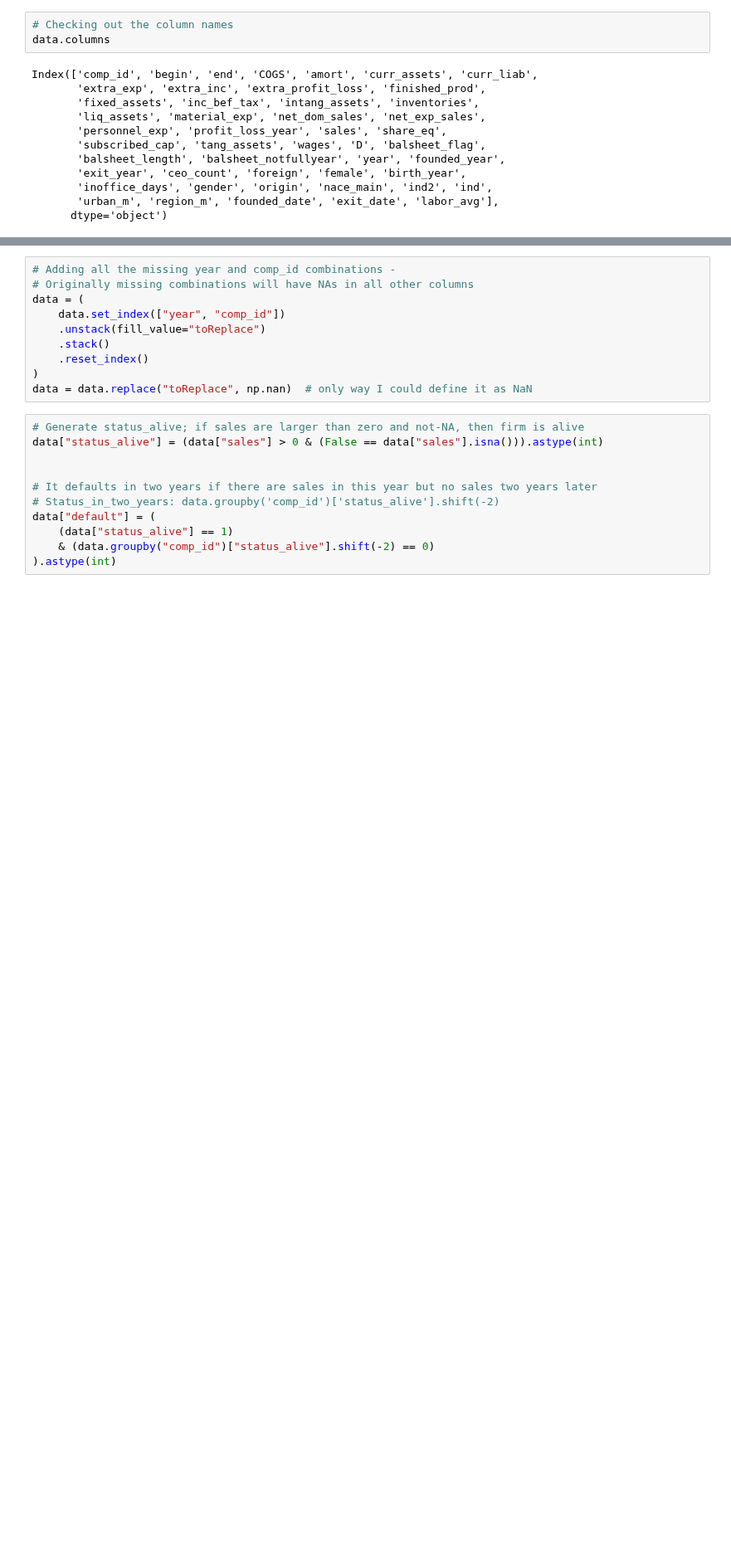
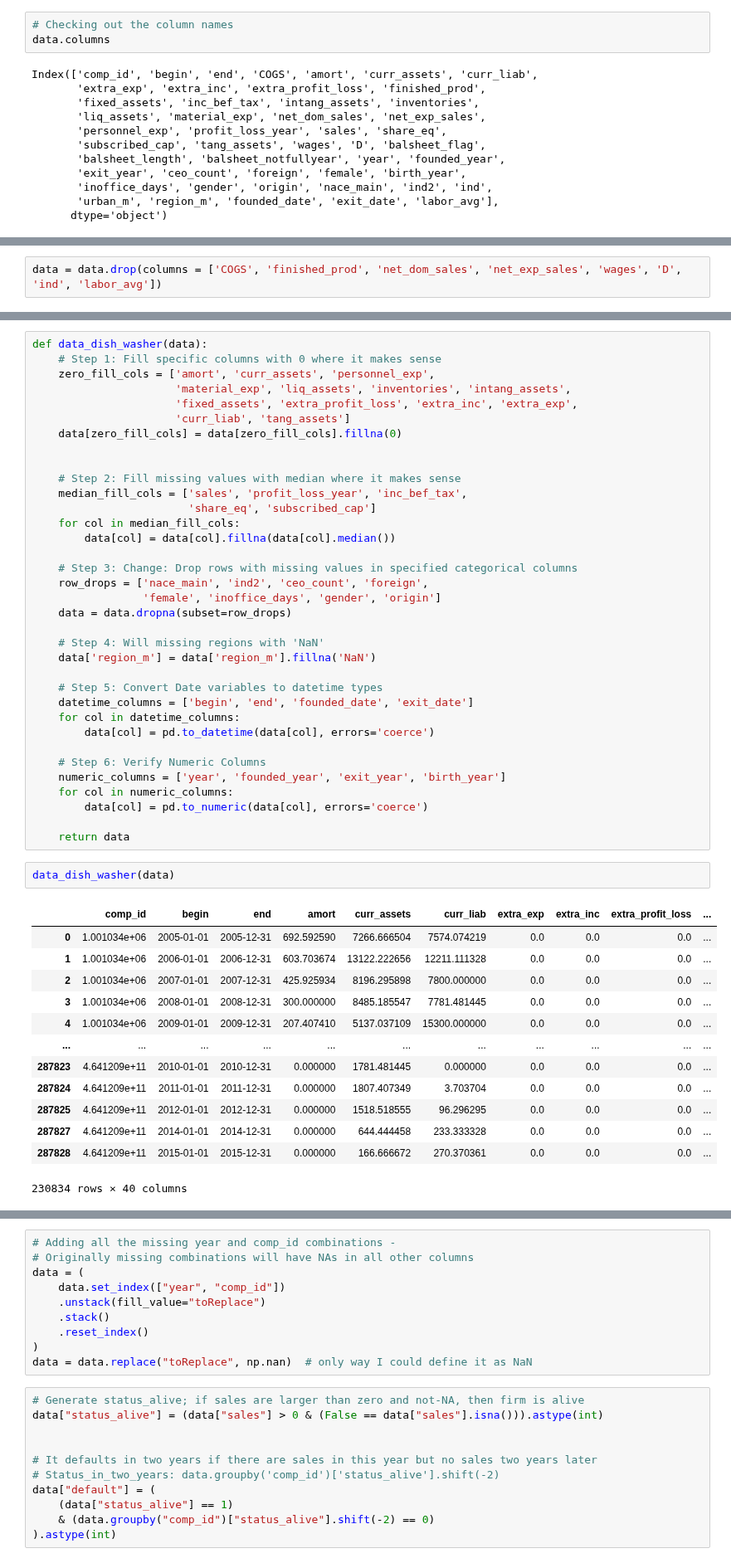
Before and after one commit to Iandrewburg/Assignment_1, a Jupyter notebook: Assignment_3/Assignment_3_Code.ipynb, the cells around one changed output, grey strips where cells are left out. Shown at 83% size. Drawn from its saved outputs; the diff is of its cells as text; blank space fills up the shorter version.

```diff
--- a/Assignment_3/Assignment_3_Code.ipynb
+++ b/Assignment_3/Assignment_3_Code.ipynb
@@ -177,0 +275,2 @@ Index(['comp_id', 'begin', 'end', 'COGS', 'amort', 'curr_assets', 'curr_liab',
+# %%
+data = data.drop(columns = ['COGS', 'finished_prod', 'net_dom_sales', 'net_exp_sales', 'wages', 'D', 'ind', 'labor_avg'])
@@ -177,0 +319,51 @@ Index(['comp_id', 'begin', 'end', 'COGS', 'amort', 'curr_assets', 'curr_liab',
+# %%
+def data_dish_washer(data):
+    # Step 1: Fill specific columns with 0 where it makes sense
+    zero_fill_cols = ['amort', 'curr_assets', 'personnel_exp',
+                      'material_exp', 'liq_assets', 'inventories', 'intang_assets',
+                      'fixed_assets', 'extra_profit_loss', 'extra_inc', 'extra_exp',
+                      'curr_liab', 'tang_assets']
+    data[zero_fill_cols] = data[zero_fill_cols].fillna(0)
+
+
+    # Step 2: Fill missing values with median where it makes sense
+    median_fill_cols = ['sales', 'profit_loss_year', 'inc_bef_tax',
+                        'share_eq', 'subscribed_cap']
+    for col in median_fill_cols:
+        data[col] = data[col].fillna(data[col].median())
+
+    # Step 3: Change: Drop rows with missing values in specified categorical columns
+    row_drops = ['nace_main', 'ind2', 'ceo_count', 'foreign',
+                 'female', 'inoffice_days', 'gender', 'origin']
+    data = data.dropna(subset=row_drops)
+
+    # Step 4: Will missing regions with 'NaN'
+    data['region_m'] = data['region_m'].fillna('NaN')
+
+    # Step 5: Convert Date variables to datetime types
+    datetime_columns = ['begin', 'end', 'founded_date', 'exit_date']
+    for col in datetime_columns:
+        data[col] = pd.to_datetime(data[col], errors='coerce')
+
+    # Step 6: Verify Numeric Columns
+    numeric_columns = ['year', 'founded_year', 'exit_year', 'birth_year']
+    for col in numeric_columns:
+        data[col] = pd.to_numeric(data[col], errors='coerce')
+
+    return data
+# %%
+data_dish_washer(data)
+# %% [output]
+|  | comp_id | begin | end | amort | curr_assets | curr_liab | extra_exp | extra_inc | extra_profit_loss | ... |
+| 0 | 1.001034e+06 | 2005-01-01 | 2005-12-31 | 692.592590 | 7266.666504 | 7574.074219 | 0.0 | 0.0 | 0.0 | ... |
+| 1 | 1.001034e+06 | 2006-01-01 | 2006-12-31 | 603.703674 | 13122.222656 | 12211.111328 | 0.0 | 0.0 | 0.0 | ... |
+| 2 | 1.001034e+06 | 2007-01-01 | 2007-12-31 | 425.925934 | 8196.295898 | 7800.000000 | 0.0 | 0.0 | 0.0 | ... |
+| 3 | 1.001034e+06 | 2008-01-01 | 2008-12-31 | 300.000000 | 8485.185547 | 7781.481445 | 0.0 | 0.0 | 0.0 | ... |
+| 4 | 1.001034e+06 | 2009-01-01 | 2009-12-31 | 207.407410 | 5137.037109 | 15300.000000 | 0.0 | 0.0 | 0.0 | ... |
+| ... | ... | ... | ... | ... | ... | ... | ... | ... | ... | ... |
+| 287823 | 4.641209e+11 | 2010-01-01 | 2010-12-31 | 0.000000 | 1781.481445 | 0.000000 | 0.0 | 0.0 | 0.0 | ... |
+| 287824 | 4.641209e+11 | 2011-01-01 | 2011-12-31 | 0.000000 | 1807.407349 | 3.703704 | 0.0 | 0.0 | 0.0 | ... |
+| 287825 | 4.641209e+11 | 2012-01-01 | 2012-12-31 | 0.000000 | 1518.518555 | 96.296295 | 0.0 | 0.0 | 0.0 | ... |
+| 287827 | 4.641209e+11 | 2014-01-01 | 2014-12-31 | 0.000000 | 644.444458 | 233.333328 | 0.0 | 0.0 | 0.0 | ... |
+| 287828 | 4.641209e+11 | 2015-01-01 | 2015-12-31 | 0.000000 | 166.666672 | 270.370361 | 0.0 | 0.0 | 0.0 | ... |
+230834 rows × 40 columns
```
Also changed, not shown: parts of 18 cells of this notebook.
